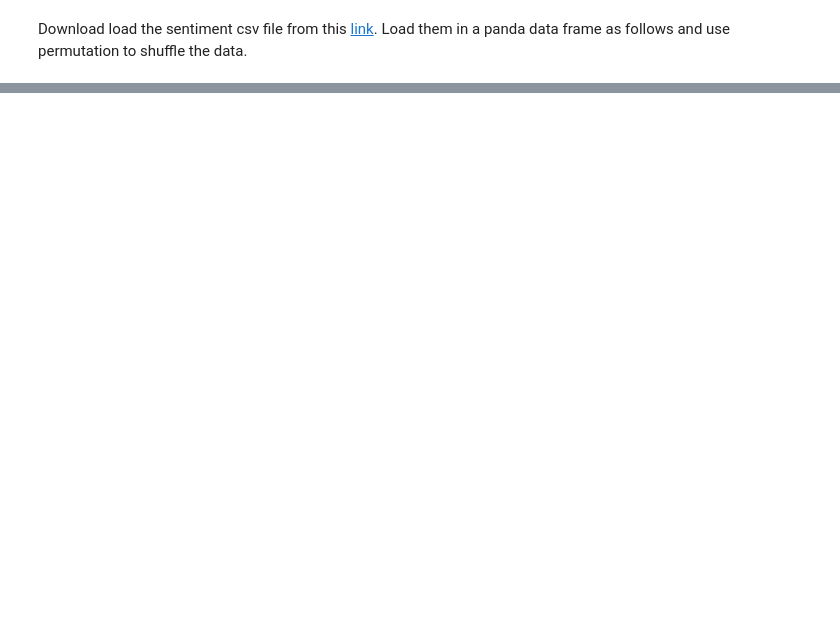
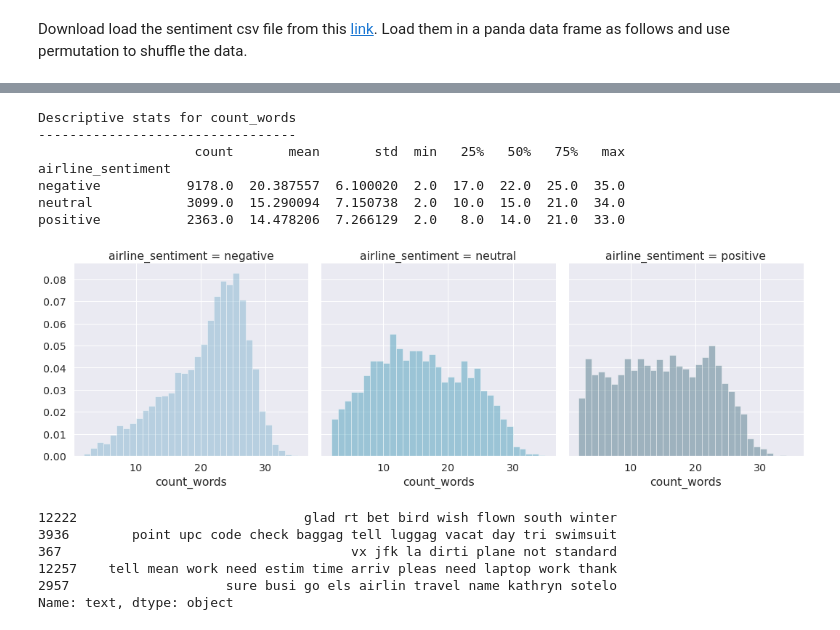
Before and after one commit to msedalatzadeh/NLP-for-Stocks, a Jupyter notebook: Jupyter-notebooks/Twitter-Sentiment.ipynb, the cells around one changed output, grey strips where cells are left out. Saved outputs shown, nothing was run; the diff lists cells and outputs as text; code cells hidden in the pictures; blank space fills up the shorter version.

```diff
--- a/Jupyter-notebooks/Twitter-Sentiment.ipynb
+++ b/Jupyter-notebooks/Twitter-Sentiment.ipynb
@@ -46,0 +103,6 @@ Download load the sentiment csv file from this [link](https://www.kaggle.com/cro
+# %%
+tc = TextCounts()
+df_eda = tc.fit_transform(df.text)
+# Add airline_sentiment to df_eda
+df_eda['airline_sentiment'] = df.airline_sentiment
+df_eda.head()
@@ -46,0 +116,20 @@ Download load the sentiment csv file from this [link](https://www.kaggle.com/cro
+# %%
+def show_dist(df, col):
+    print('Descriptive stats for {}'.format(col))
+    print('-'*(len(col)+22))
+    print(df.groupby('airline_sentiment')[col].describe())
+    bins = np.arange(df[col].min(), df[col].max() + 1)
+    g = sns.FacetGrid(df, col='airline_sentiment', size=5, hue='airline_sentiment', palette="PuBuGn_d")
+    g = g.map(sns.distplot, col, kde=False, norm_hist=True, bins=bins)
+    plt.show()
+# %%
+show_dist(df_eda, 'count_words')
+# %% [output]
+Descriptive stats for count_words
+---------------------------------
+                    count       mean       std  min   25%   50%   75%   max
+airline_sentiment
+negative           9178.0  20.387557  6.100020  2.0  17.0  22.0  25.0  35.0
+neutral            3099.0  15.290094  7.150738  2.0  10.0  15.0  21.0  34.0
+positive           2363.0  14.478206  7.266129  2.0   8.0  14.0  21.0  33.0
+[figure, added]
@@ -46,0 +181,11 @@ Download load the sentiment csv file from this [link](https://www.kaggle.com/cro
+# %%
+ct = CleanText()
+sr_clean = ct.fit_transform(df.text)
+sr_clean.sample(5)
+# %% [output]
+12222                             glad rt bet bird wish flown south winter
+3936        point upc code check baggag tell luggag vacat day tri swimsuit
+367                                     vx jfk la dirti plane not standard
+12257    tell mean work need estim time arriv pleas need laptop work thank
+2957                    sure busi go els airlin travel name kathryn sotelo
+Name: text, dtype: object
```
Also changed, not shown: parts of 17 cells of this notebook, 1 other file.
